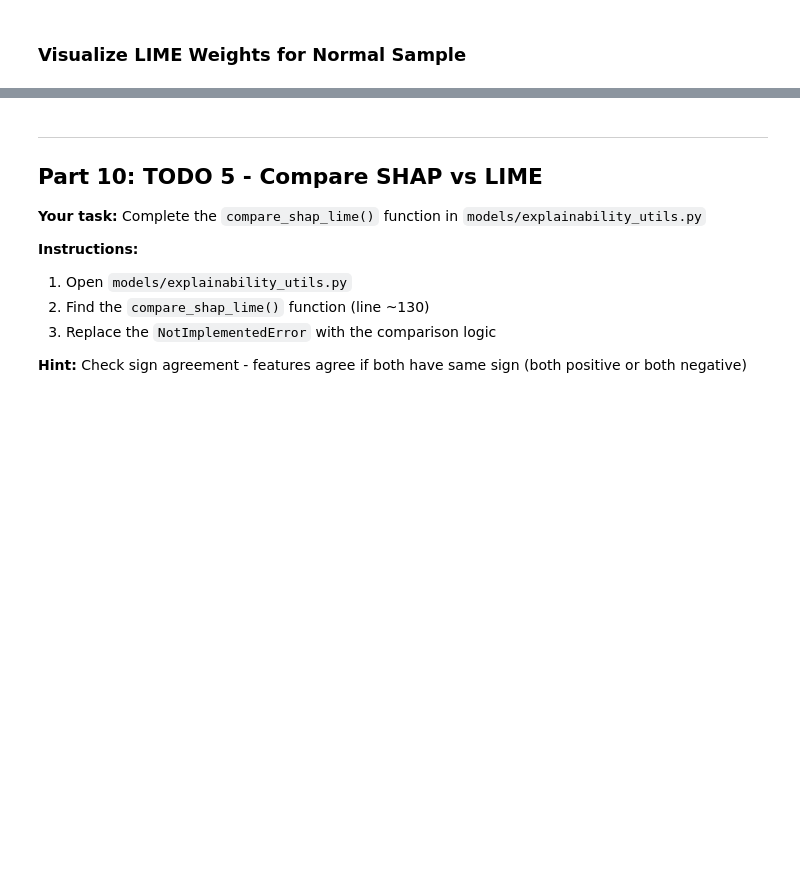
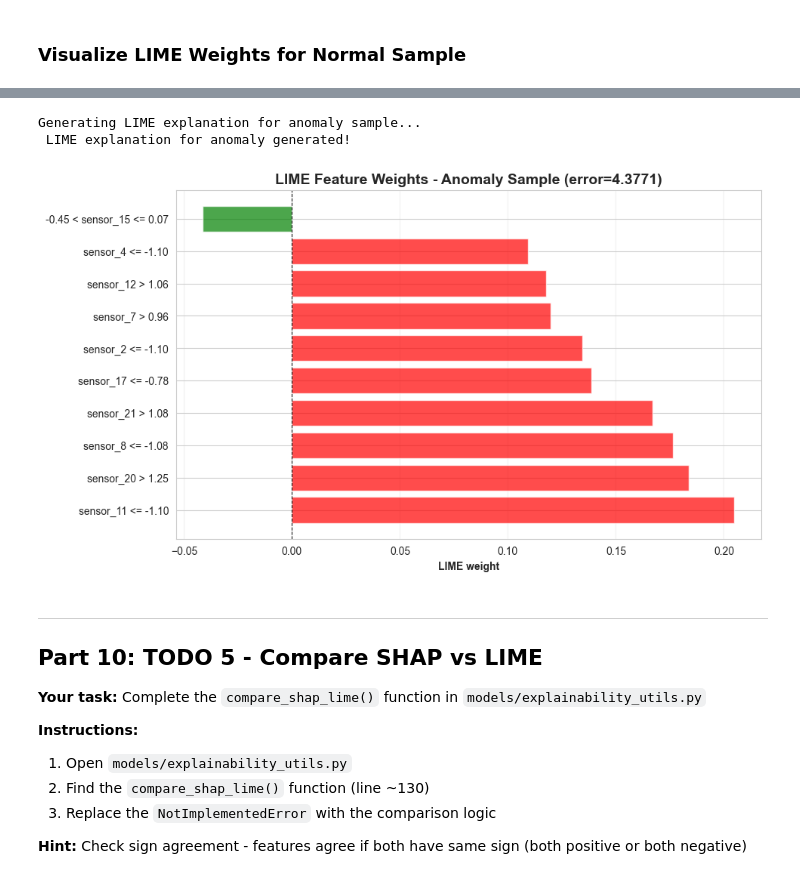
Before and after one commit to Abdel192002/TP_process_data, a Jupyter notebook: notebooks/02_explainability_analysis.ipynb, the cells around one changed output, grey strips where cells are left out. Saved outputs shown, nothing was run; the diff lists cells and outputs as text; code cells hidden in the pictures; blank space fills up the shorter version.

Commit message:
todo10 complete

```diff
--- a/notebooks/02_explainability_analysis.ipynb
+++ b/notebooks/02_explainability_analysis.ipynb
@@ -472,8 +524,8 @@ return explainer
 # %%
 # TODO 3: Setup LIME explainer
 try:
-lime_explainer = exp_utils.create_lime_explainer(background_data, feature_names, mode='regression')
-print(" TODO 3 COMPLETE: LIME explainer created successfully!")
+    lime_explainer = exp_utils.create_lime_explainer(background_data, sensor_cols, mode='regression')
+    print(" TODO 3 COMPLETE: LIME explainer created successfully!")
 except NotImplementedError as e:
-print(f" TODO 3 NOT COMPLETE: {e}")
-print("Please complete the create_lime_explainer() function in models/explainability_utils.py")
+    print(f" TODO 3 NOT COMPLETE: {e}")
+    print("Please complete the create_lime_explainer() function in models/explainability_utils.py")
@@ -541,25 +626,29 @@ print(" Complete TODO 4 first!")
 # %%
 # Generate LIME explanation for anomaly sample
 if 'lime_explainer' in locals():
-print("Generating LIME explanation for anomaly sample...")
-instance_anomaly = X_test_normalized[anomaly_idx]
-lime_exp_anomaly, lime_weights_anomaly = exp_utils.explain_instance_lime(
-lime_explainer,
-instance_anomaly,
-predict_fn,
-num_features=14,
-num_samples=500
-)
-print(" LIME explanation for anomaly generated!")
+    print("Generating LIME explanation for anomaly sample...")
+    instance_anomaly = X_test_raw[anomaly_idx]
+    lime_exp_anomaly, lime_weights_anomaly = exp_utils.explain_instance_lime(
+    lime_explainer,
+    instance_anomaly,
+    predict_fn,
+    num_features=14,
+    num_samples=500
+    )
+    print(" LIME explanation for anomaly generated!")
 
 # Plot
-fig = exp_utils.plot_lime_weights(
-lime_weights_anomaly,
-title=f"LIME Feature Weights - Anomaly Sample (error={errors[anomaly_idx]:.4f})"
+    fig = exp_utils.plot_lime_weights(
+    lime_weights_anomaly,
+    title=f"LIME Feature Weights - Anomaly Sample (error={errors[anomaly_idx]:.4f})"
 )
-plt.show()
+    plt.show()
 else:
-print(" Complete TODO 3 first!")
+    print(" Complete TODO 3 first!")
+# %% [output]
+Generating LIME explanation for anomaly sample...
+ LIME explanation for anomaly generated!
+[figure, added]
 # %% [markdown]
 ---
 
```
Also changed, not shown: parts of 23 cells of this notebook.
